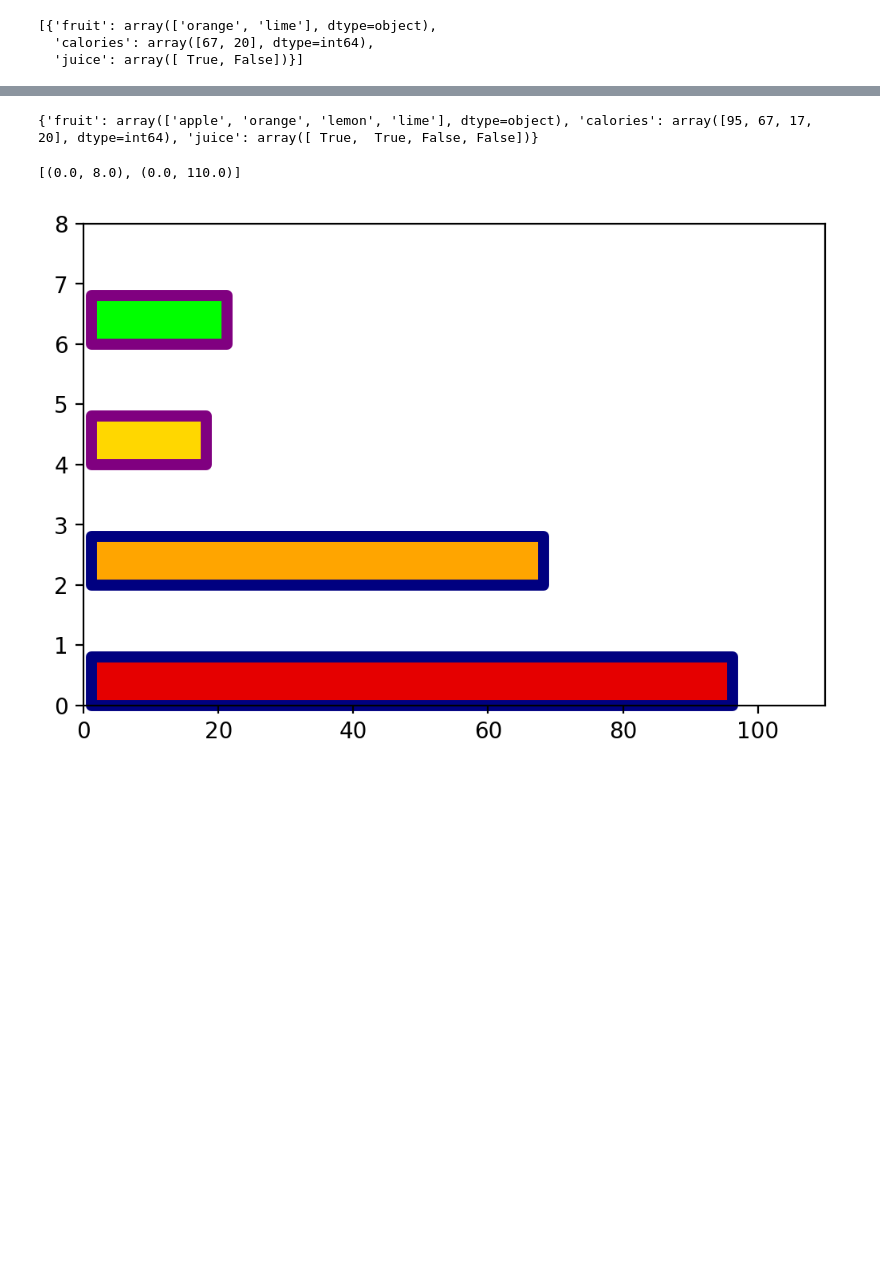
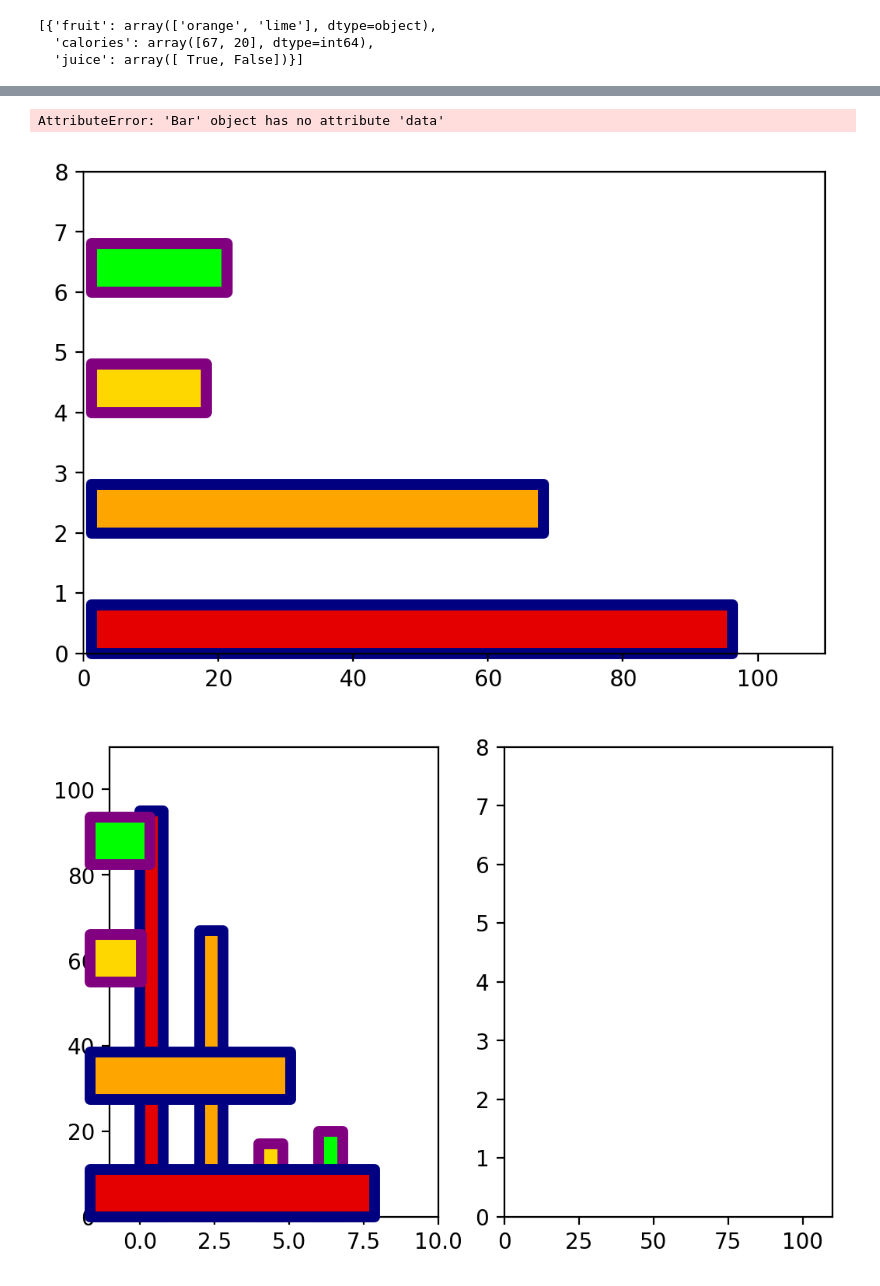
Before and after one commit to story645/team, a Jupyter notebook: matplottoy/test_new_bar.ipynb, the cells around one changed output, grey strips where cells are left out. Drawn from its saved outputs; the diff is of its cells as text; code cells hidden in the pictures; blank space fills up the shorter version.

```diff
--- a/matplottoy/test_new_bar.ipynb
+++ b/matplottoy/test_new_bar.ipynb
@@ -80,7 +100,7 @@ fruitCol = color.Nominal({'apple': 'xkcd:red', 'orange': 'orange',
 # %%
 def make_V(ax):
     V = [('length', ('calories',), composite_y_distance_transform(ax, identity), None),
-        ('position', ('fruit',), composite_x_transform(ax, fruitPos), fruitPos.inverse),
+        ('position', ('fruit',), composite_x_transform(ax, position_encoder), position_encoder_inverse),
         ('floor', None,  composite_y_transform(ax, constant_value(0)), None),
         ('width', None,  composite_x_distance_transform(ax, constant_value(.8)), None),
         ('edgecolor', ('juice',), juiceCol, juiceCol.inverse),
@@ -92,10 +112,11 @@ def make_V(ax):
 fig, ax = plt.subplots()
 dbar = bar.Bar()
 for (p, f, nu, nu_inv) in make_V(ax):
-  pbar = dbar.compose_with_nu(p, f, nu, nu_inv)
-A = bar.TopologicalArtist(pbar).compose_with_tau(tau)
+    pbar = dbar.compose_with_nu(p, f, nu, nu_inv)
 
-axesArtist = bar.GenericArtist(A)
+axesArtist = bar.GenericArtist(pbar)
+axesArtist.compose_with_tau(tau)
 ax.add_artist(axesArtist)
 ax.set(xlim=(-1, 10 ), ylim=(0, 110))
+fig.savefig("../paper/figures/bar", bbox_inches='tight')
 # %% [output]
@@ -109,21 +129,20 @@ from matplotlib.backends.backend_agg import RendererAgg
 
 renderer = RendererAgg(500, 400, 100)
 bounds, dpi = axesArtist.get_screen_bounds_to_data_bounds(renderer)
-tau_r = axesArtist.artist.data.query(bounds, dpi)
+tau_r = axesArtist.data.query(bounds, dpi)
 for tr in tau_r:
-    print (tr)
-    mu = axesArtist.artist.graphic.mu(tr)
-    #rho = axesArtist.artist.graphic.qhat(**mu)
-    #H = rho(renderer)
+    mu = axesArtist..graphic.mu(tr)
+    rho = axesArtist.artist.graphic.qhat(**mu)
+    H = rho(renderer)
 
 mimage.imsave('bar2.png', renderer.buffer_rgba(),
               format='png', origin='upper', dpi=100)
 # %% [output]
-{'fruit': array(['apple', 'orange', 'lemon', 'lime'], dtype=object), 'calories': array([95, 67, 17, 20], dtype=int64), 'juice': array([ True,  True, False, False])}
+AttributeError: 'Bar' object has no attribute 'data'
 # %%
 def make_VH(ax):
     V = [('length', ('calories',), composite_x_distance_transform(ax, identity), None),
-        ('position', ('fruit',), composite_y_transform(ax, fruitPos), fruitPos.inverse),
+        ('position', ('fruit',), composite_y_transform(ax, position_encoder), position_encoder_inverse),
         ('floor', None,  composite_y_transform(ax, constant_value(0)), None),
         ('width', None,  composite_y_distance_transform(ax, constant_value(.8)), None),
         ('edgecolor', ('juice',), juiceCol, juiceCol.inverse),
@@ -135,11 +154,38 @@ def make_VH(ax):
 fig, ax = plt.subplots()
 dbarh = bar.BarH()
 for (pi, fi, nui, nu_inv) in make_VH(ax):
-  pbarh = dbarh.compose_with_nu(pi, fi, nui)
-Ah = bar.TopologicalArtist(pbarh).compose_with_tau(tau)
+      pbarh = dbarh.compose_with_nu(pi, fi, nui)
 
-ax.add_artist(bar.GenericArtist(Ah))
+axesArtisth = bar.GenericArtist(pbarh)
+axesArtisth.compose_with_tau(tau)
+ax.add_artist(axesArtisth)
 ax.set(ylim=(0,8), xlim=(0, 110))
+fig.savefig("../paper/figures/barh", bbox_inches='tight')
 # %% [output]
-[(0.0, 8.0), (0.0, 110.0)]
 [figure]
+# %%
+fig, (ax1, ax2) = plt.subplots(ncols=2)
+
+dbar = bar.Bar()
+
+for (p, f, nu, nu_inv) in make_V(ax1):
+    pbar = dbar.compose_with_nu(p, f, nu, nu_inv)
+
+axesArtist = bar.GenericArtist(pbar)
+axesArtist.compose_with_tau(tau)
+ax1.add_artist(axesArtist)
+ax1.set(xlim=(-1, 10 ), ylim=(0, 110))
+
+
+dbarh = bar.BarH()
+for (pi, fi, nui, nu_inv) in make_VH(ax2):
+      pbarh = dbarh.compose_with_nu(pi, fi, nui)
+
+axesArtisth = bar.GenericArtist(pbarh)
+axesArtisth.compose_with_tau(tau)
+ax2.add_artist(axesArtisth)
+ax2.set(ylim=(0,8), xlim=(0, 110))
+
+fig.savefig("../paper/figures/barboth", bbox_inches='tight')
+# %% [output]
+[figure, added]
```
Also changed, not shown: parts of 4 cells of this notebook, 1 other file.
